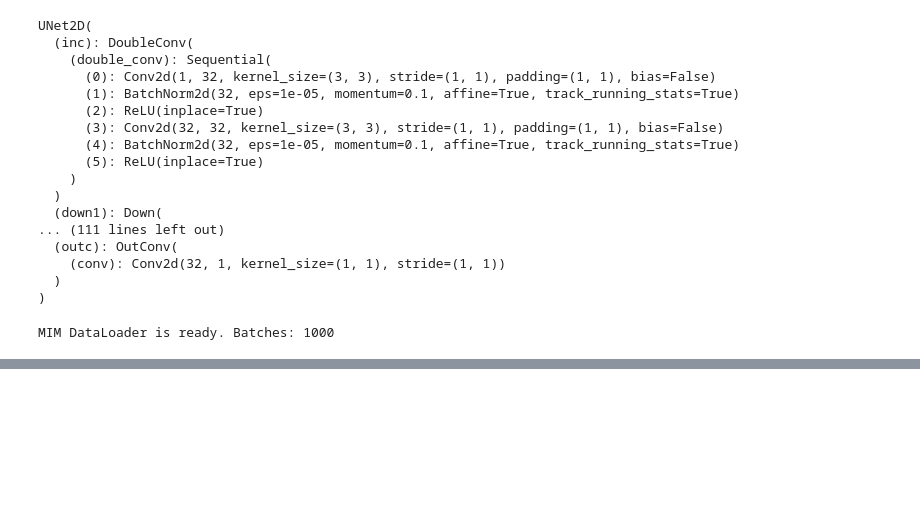
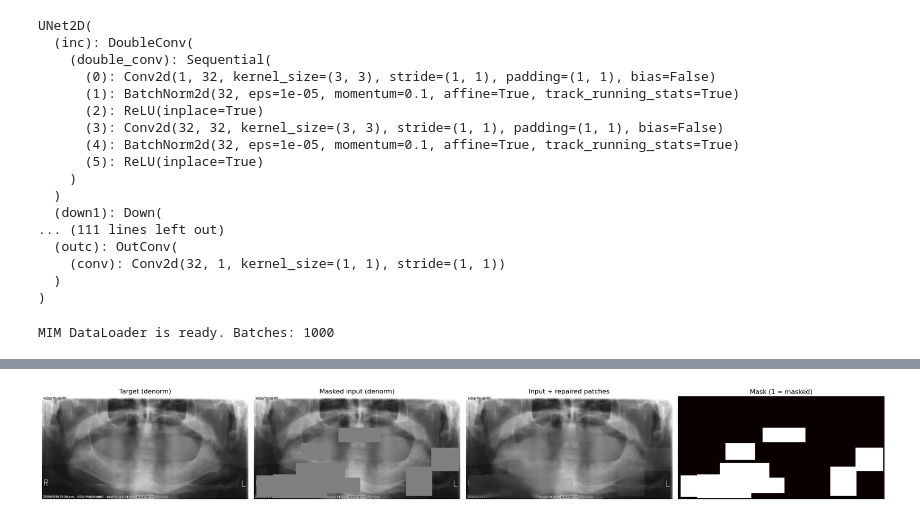
Before and after one commit to Linkbreathe/DL4CR, a Jupyter notebook: MIM_Pretrain.ipynb, the cells around one changed output, grey strips where cells are left out. Drawn from its saved outputs; the diff is of its cells as text; code cells hidden in the pictures; blank space fills up the shorter version.

```diff
--- a/MIM_Pretrain.ipynb
+++ b/MIM_Pretrain.ipynb
@@ -757,0 +769,8 @@ KeyboardInterrupt:
+# %%
+model = UNet2D(in_channels=1, out_channels=1, base_channels=32, bilinear=True)
+model = model.to(device)
+
+ckpt_path = DATA_ROOT / "checkpoints" / "unet2d_mim_pretrained.pth"
+state_dict = torch.load(ckpt_path, map_location=device)
+model.load_state_dict(state_dict)
+print("Loaded pretrained weights from:", ckpt_path)
@@ -758,48 +779,80 @@ KeyboardInterrupt:
 # %%
+# Cell 12 — Improved reconstruction preview:
+# show target, masked input, "input + repaired patches", pure reconstruction, and mask.
 
-# ## 12. (Optional) Quick reconstruction preview
-#
-# Let's visually inspect how well the pretrained U-Net reconstructs masked images:
-# - Take a few validation samples from `mim_dataset`
-# - Feed masked images into the model
-# - Compare prediction vs target
-# %%
+import numpy as np
+import matplotlib.pyplot as plt
+
+def denorm_np(x_np, mean=0.5, std=0.25):
+    """
+    De-normalize an image that was normalized with
+    A.Normalize(mean=(0.5,), std=(0.25,)).
+    Returns values clipped to [0, 1] for visualization.
+    """
+    x = x_np * std + mean
+    x = np.clip(x, 0.0, 1.0)
+    return x
+
 model.eval()
 
 NUM_PREVIEW = 3
 with torch.no_grad():
     for i in range(NUM_PREVIEW):
+        # dataset returns normalized tensors: (1, H, W)
         masked_img, target_img, mask_tensor, meta = mim_dataset[i]
 
         masked_img_b = masked_img.unsqueeze(0).to(device)  # (1, 1, H, W)
-        pred_b = model(masked_img_b)
-        pred_img = pred_b.squeeze(0).squeeze(0).cpu().numpy()
+        pred_b = model(masked_img_b)                       # (1, 1, H, W)
+
+        # to numpy (normalized space)
+        pred_img  = pred_b.squeeze(0).squeeze(0).cpu().numpy()
         target_np = target_img.squeeze(0).cpu().numpy()
         masked_np = masked_img.squeeze(0).cpu().numpy()
-        mask_np = mask_tensor.squeeze(0).cpu().numpy()
+        mask_np   = mask_tensor.squeeze(0).cpu().numpy()
 
-        print("\n=== Reconstruction preview sample", i, "===")
+        print(f"\n=== Reconstruction preview sample {i} ===")
         print("Image path :", meta["img_path"])
         print("age_group  :", meta["age_group"])
         print("label_status:", meta["label_status"])
+        print("target_np min/max :", float(target_np.min()), float(target_np.max()))
+        print("masked_np min/max :", float(masked_np.min()), float(masked_np.max()))
+        print("mask_np   min/max :", float(mask_np.min()), float(mask_np.max()))
+        print("pred_img  min/max :", float(pred_img.min()), float(pred_img.max()))
 
-        fig, axes = plt.subplots(1, 4, figsize=(16, 4))
+        # ---- 关键：在“归一化空间”里合成 input + repaired patches ----
+        # X = masked input (已经等于 target * (1 - mask))
+        # P = pred_img
+        # 我们想要的 inpaint 结果 = X + P * mask
+        combined_norm = masked_np + pred_img * mask_np
+        combined_vis  = denorm_np(combined_norm)
 
-        axes[0].imshow(target_np, cmap="gray")
-        axes[0].set_title("Target (augmented)")
+        # de-normalize for nicer visualization
+        target_vis = denorm_np(target_np)
+        masked_vis = denorm_np(masked_np)
+        pred_vis   = denorm_np(pred_img)
+
+        fig, axes = plt.subplots(1, 4, figsize=(22, 4))
+
+        axes[0].imshow(target_vis, cmap="gray", vmin=0, vmax=1)
+        axes[0].set_title("Target (denorm)")
         axes[0].axis("off")
 
-        axes[1].imshow(masked_np, cmap="gray")
-        axes[1].set_title("Masked input")
+        axes[1].imshow(masked_vis, cmap="gray", vmin=0, vmax=1)
+        axes[1].set_title("Masked input (denorm)")
         axes[1].axis("off")
 
-        axes[2].imshow(pred_img, cmap="gray")
-        axes[2].set_title("Reconstruction")
+        axes[2].imshow(combined_vis, cmap="gray", vmin=0, vmax=1)
+        axes[2].set_title("Input + repaired patches")
         axes[2].axis("off")
 
-        axes[3].imshow(mask_np, cmap="hot")
-        axes[3].set_title("Mask")
+        # axes[3].imshow(pred_vis, cmap="gray", vmin=0, vmax=1)
+        # axes[3].set_title("Pure reconstruction (denorm)")
+        # axes[3].axis("off")
+
+        axes[3].imshow(mask_np, cmap="hot", vmin=0, vmax=1)
+        axes[3].set_title("Mask (1 = masked)")
         axes[3].axis("off")
 
         plt.tight_layout()
         plt.show()
+# %% [output]
@@ -805,0 +867 @@ with torch.no_grad():
+[figure, added]
```
Also changed, not shown: parts of 10 cells of this notebook, 1 other file.
